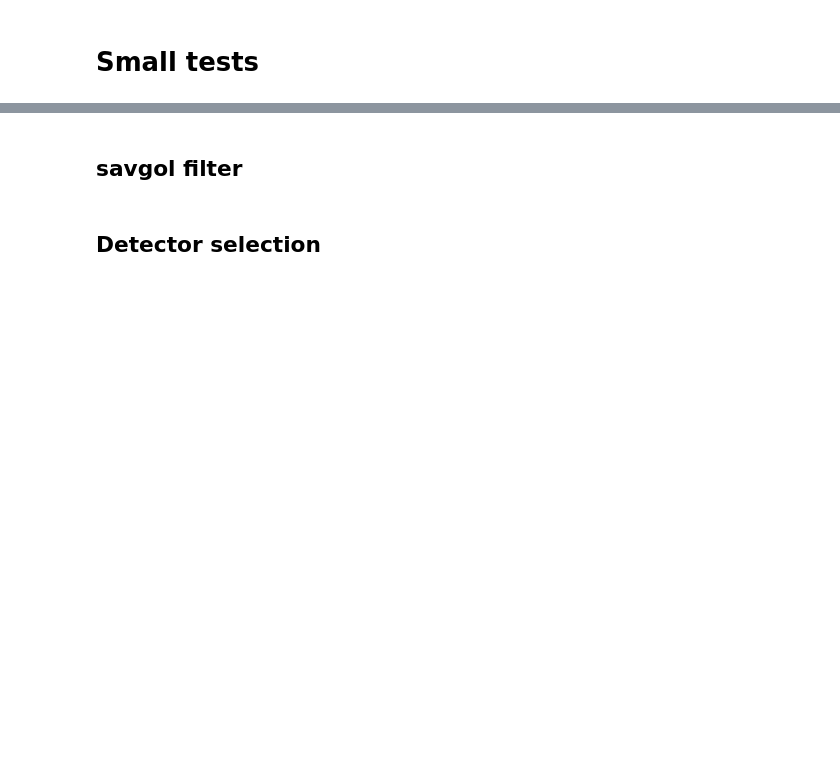
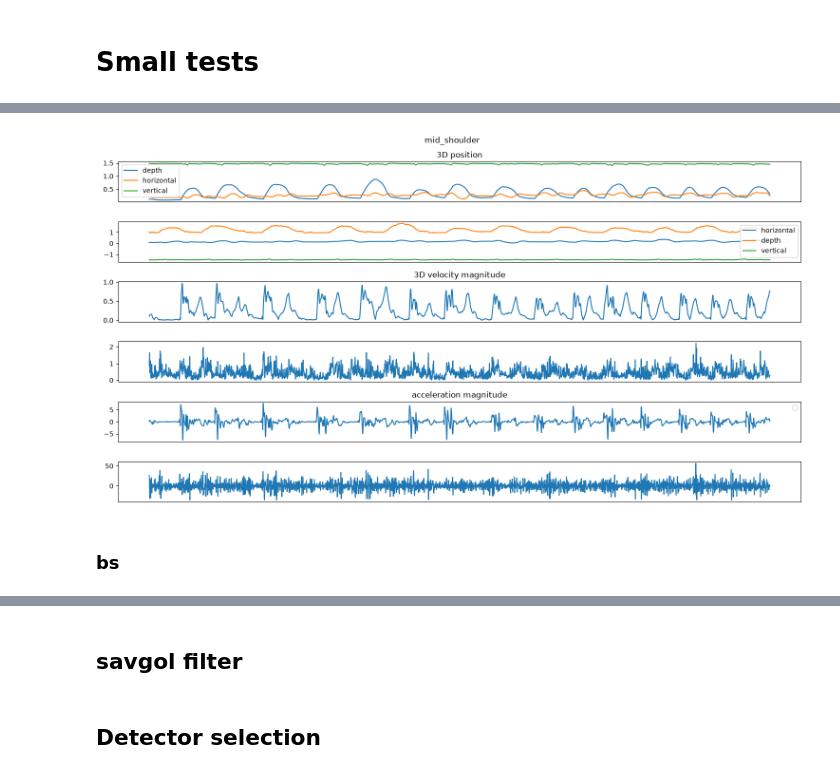
Before and after one commit to MateUnger/Realsense, a Jupyter notebook: test.ipynb, the cells around one changed output, grey strips where cells are left out. Cells and saved outputs as stored; diff of their text form; code cells hidden in the pictures; blank space fills up the shorter version.

```diff
--- a/test.ipynb
+++ b/test.ipynb
@@ -1185,8 +1198,9 @@ finally:
 import numpy as np
 import os
 from util import load_keypoints_and_labels
-recording_name = 'w1'
-stereo_keypoints, stereo_labels = load_keypoints_and_labels(filename=os.path.join('data',recording_name,f'{recording_name}_stereo.npz'))
+recording_name = 'pq1'
+stereo_keypoints = np.load(filename_keypoints_3d_global)
+# stereo_keypoints, stereo_labels = load_keypoints_and_labels(filename=os.path.join('data',recording_name,f'{recording_name}_stereo.npz'))
 # qualisys_keypoints, qualisys_labels = load_keypoints_and_labels(filename=os.path.join('data', recording_name, recording_name+'_qualisys.npz'))
 # %%
 import numpy as np
@@ -1411,6 +1445,54 @@ plt.tight_layout()
 # %%
-np.savez(
-    os.path.join('data', 'w1', 'w1_kalman.npz'),
-    labels=stereo_labels,
-    keypoints=kalman_filtered,
+qualisys_kpt = keypoints_qualisys[:6300, qualisys_labels.index(KPT_NAME), :]
+
+stereo_velocity, stereo_acceleration = get_velocity_and_acceleration(
+    keypoint=keypoints_kalman[:,labels.index(KPT_NAME),:], fps=metadata["fps"]
 )
+qualisys_velocity, qualisys_acceleration = get_velocity_and_acceleration(
+    keypoint=qualisys_kpt, fps=100
+)
+
+
+plt.close("all")
+fig, axs = plt.subplots(6, 1, figsize=(15, 8))
+fig.suptitle(KPT_NAME)
+
+axs[0].set_title("3D position")
+axs[0].plot(qualisys_kpt, label=["depth", "horizontal", "vertical"])
+axs[0].legend()
+
+axs[1].plot(keypoints_kalman[:,labels.index(KPT_NAME),:], label=["horizontal", "depth", "vertical"])
+axs[1].legend()
+
+axs[2].set_title("3D velocity magnitude")
+axs[2].plot(qualisys_velocity)
+
+axs[3].plot(stereo_velocity)
+
+axs[4].set_title("acceleration magnitude")
+axs[4].plot(qualisys_acceleration)
+axs[4].legend()
+
+axs[5].plot(stereo_acceleration, label="'raw'")
+
+
+
+for ax in axs[:]:
+    ax.set_xticks([])
+    # ax.vlines(170, -10,10)
+    # ax.vlines(380, -10,10)
+    # ax.vlines(690, -10,10)
+    # ax.vlines(895, -10,10)
+    # ax.vlines(1190, -10,10)
+    # ax.vlines(1495, -10,10)
+    # ax.vlines(1750, -10,10)
+    # ax.vlines(2050, -10,10)
+    # ax.vlines(2310, -10,10)
+    # ax.vlines(2600, -10,10)
+    # ax.vlines(2900, -10,10)
+    # ax.vlines(3175, -10,10)
+plt.tight_layout()
+# %% [output]
+[figure, added]
+# %% [markdown]
+### bs
```
Also changed, not shown: parts of 33 cells of this notebook, 3 other files.
